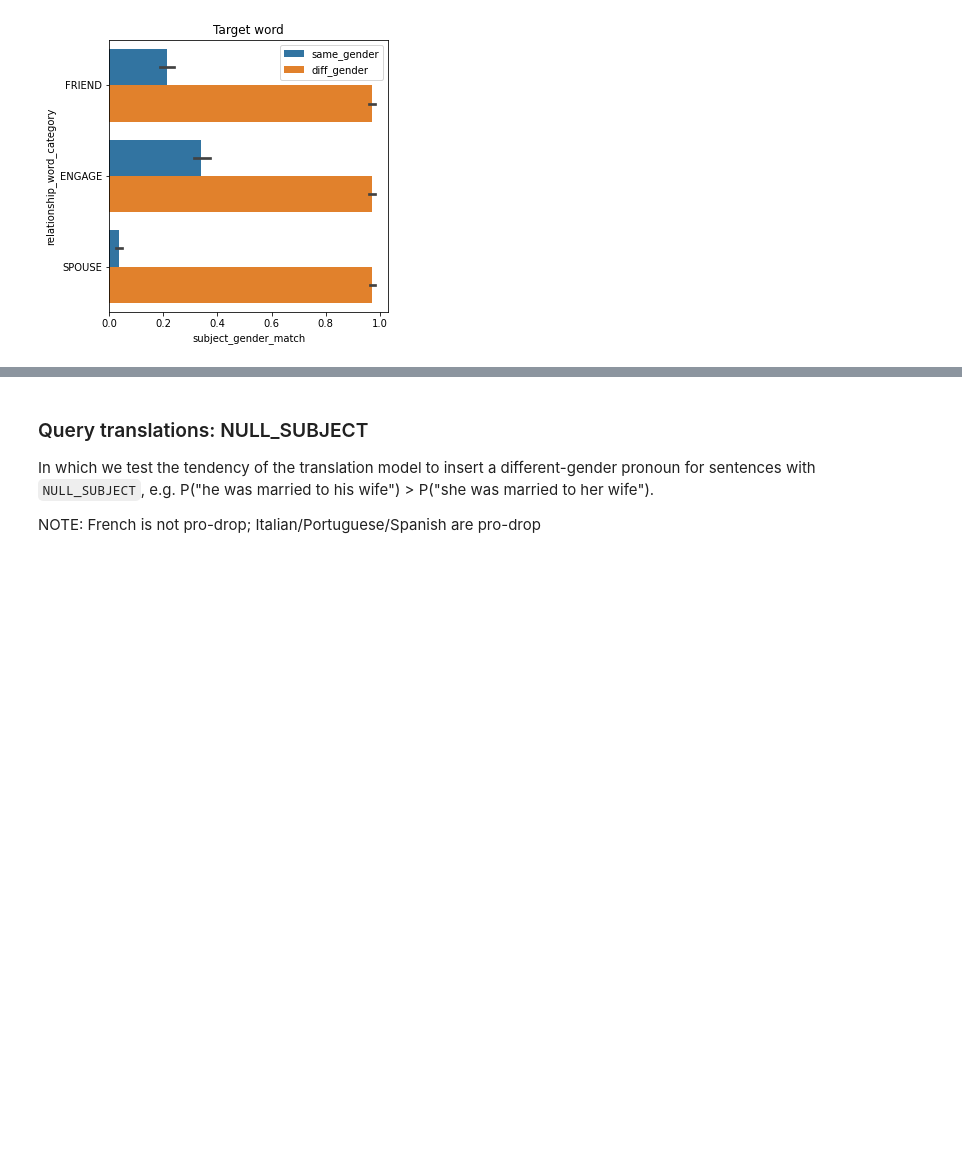
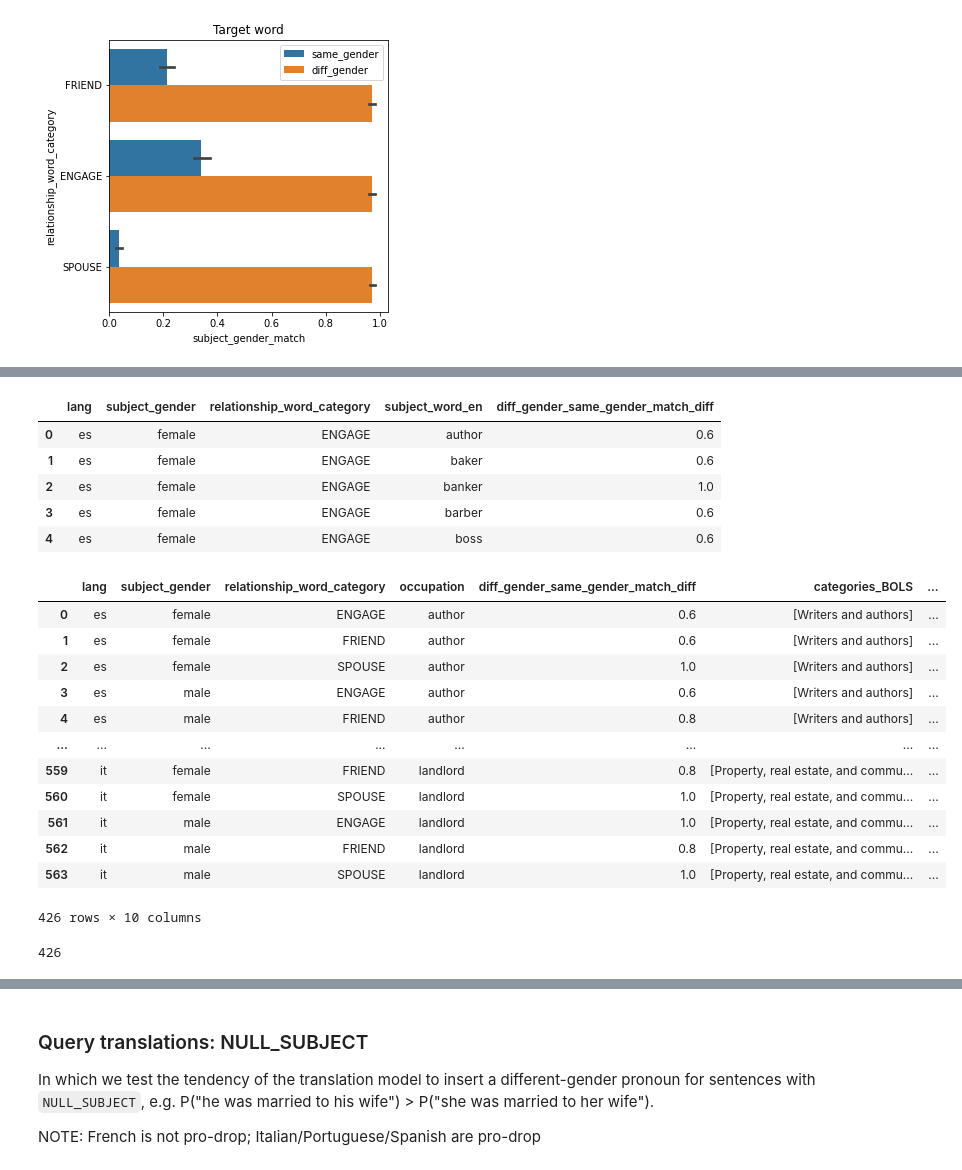
Before and after one commit to ianbstewart/multilingual-same-gender-bias, a Jupyter notebook: query_translations.ipynb, the cells around one changed output, grey strips where cells are left out. Drawn from its saved outputs; the diff is of its cells as text; code cells hidden in the pictures; blank space fills up the shorter version.

```diff
--- a/query_translations.ipynb
+++ b/query_translations.ipynb
@@ -905,0 +960,10 @@ plt.show()
+# %%
+import numpy as np
+def get_mean_attribute_per_occupation(attr, occupation_categories, occupation_data, pop_var='total_pop', occupation_var='Occupation'):
+    ## get weighted mean of attribute per occupation
+    ## ex. if "artist" has 2 categories, compute X% * attr_X + Y% * attr_Y
+    category_match_occupation_data = occupation_data[occupation_data.loc[:, occupation_var].isin(occupation_categories)]
+    attr_per_pop = np.nan
+    if(category_match_occupation_data.shape[0] > 0):
+        attr_per_pop = (category_match_occupation_data.loc[:, pop_var] * category_match_occupation_data.loc[:, attr]).sum() / category_match_occupation_data.loc[:, pop_var].sum()
+    return attr_per_pop
@@ -905,0 +1071,37 @@ plt.show()
+# %%
+# compute % correct per-occupation per-language
+same_gender_per_occupation_subject_match_pct = same_gender_relationship_translation_data.groupby(['lang', 'subject_gender', 'relationship_word_category', 'subject_word_en']).apply(lambda x: x.loc[:, 'subject_gender_match'].mean())
+diff_gender_per_occupation_subject_match_pct = diff_gender_relationship_translation_data.groupby(['lang', 'subject_gender', 'relationship_word_category', 'subject_word_en']).apply(lambda x: x.loc[:, 'subject_gender_match'].mean())
+same_vs_diff_gender_per_occupation_subject_match_pct = (diff_gender_per_occupation_subject_match_pct - same_gender_per_occupation_subject_match_pct)
+same_vs_diff_gender_per_occupation_subject_match_pct = same_vs_diff_gender_per_occupation_subject_match_pct.reset_index(name='diff_gender_same_gender_match_diff')
+display(same_vs_diff_gender_per_occupation_subject_match_pct.head())
+# add occupation data
+occupation_match_pct_data = pd.merge(
+    same_vs_diff_gender_per_occupation_subject_match_pct.rename(columns={'subject_word_en' : 'occupation'}),
+    occupation_category_data, on='occupation'
+)
+occupation_social_vars = ['income', 'women_pct', 'age']
+occupation_match_pct_data.dropna(subset=occupation_social_vars, how='any', inplace=True)
+display(occupation_match_pct_data)
+print(occupation_match_pct_data.shape[0])
+# %% [output]
+|  | lang | subject_gender | relationship_word_category | subject_word_en | diff_gender_same_gender_match_diff |
+| 0 | es | female | ENGAGE | author | 0.6 |
+| 1 | es | female | ENGAGE | baker | 0.6 |
+| 2 | es | female | ENGAGE | banker | 1.0 |
+| 3 | es | female | ENGAGE | barber | 0.6 |
+| 4 | es | female | ENGAGE | boss | 0.6 |
+|  | lang | subject_gender | relationship_word_category | occupation | diff_gender_same_gender_match_diff | categories_BOLS | ... |
+| 0 | es | female | ENGAGE | author | 0.6 | [Writers and authors] | ... |
+| 1 | es | female | FRIEND | author | 0.6 | [Writers and authors] | ... |
+| 2 | es | female | SPOUSE | author | 1.0 | [Writers and authors] | ... |
+| 3 | es | male | ENGAGE | author | 0.6 | [Writers and authors] | ... |
+| 4 | es | male | FRIEND | author | 0.8 | [Writers and authors] | ... |
+| ... | ... | ... | ... | ... | ... | ... | ... |
+| 559 | it | female | FRIEND | landlord | 0.8 | [Property, real estate, and commu... | ... |
+| 560 | it | female | SPOUSE | landlord | 1.0 | [Property, real estate, and commu... | ... |
+| 561 | it | male | ENGAGE | landlord | 1.0 | [Property, real estate, and commu... | ... |
+| 562 | it | male | FRIEND | landlord | 0.8 | [Property, real estate, and commu... | ... |
+| 563 | it | male | SPOUSE | landlord | 1.0 | [Property, real estate, and commu... | ... |
+426 rows × 10 columns
+426
```
Also changed, not shown: parts of 15 cells of this notebook.
